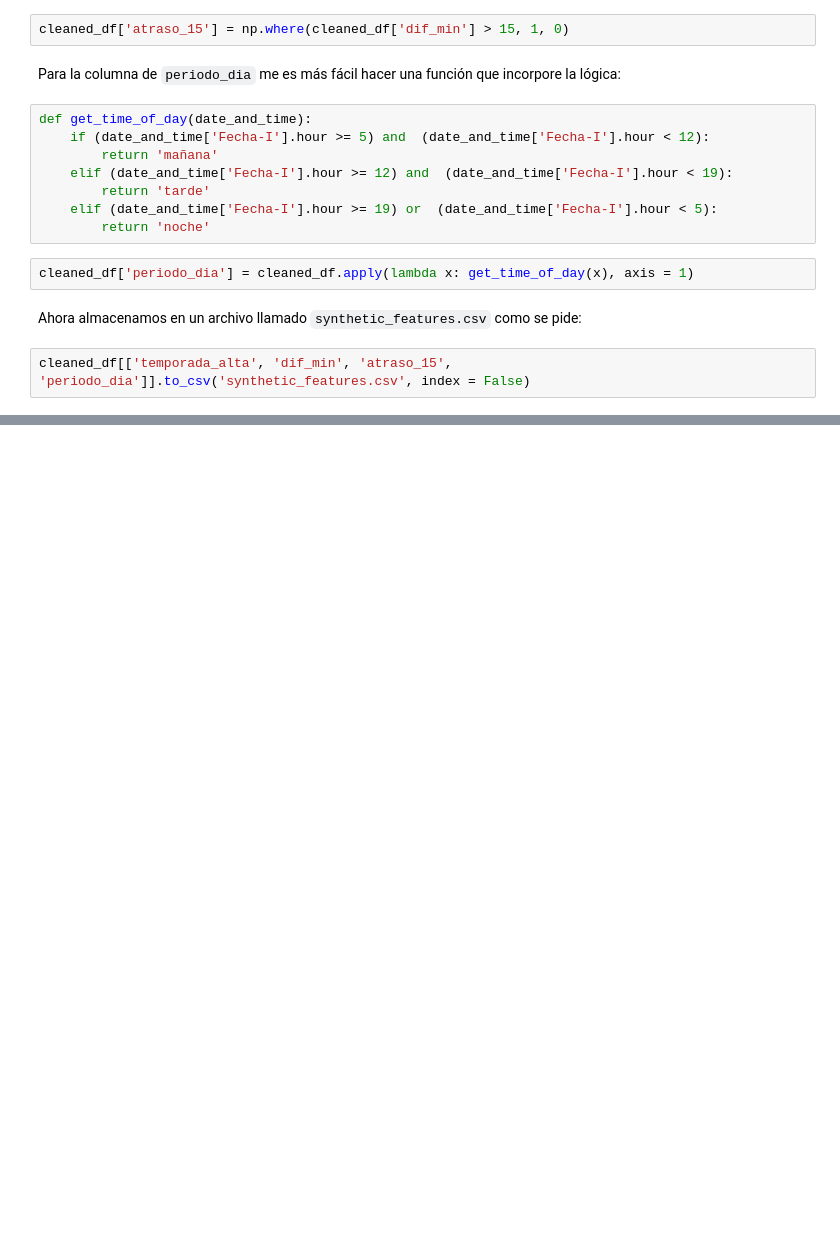
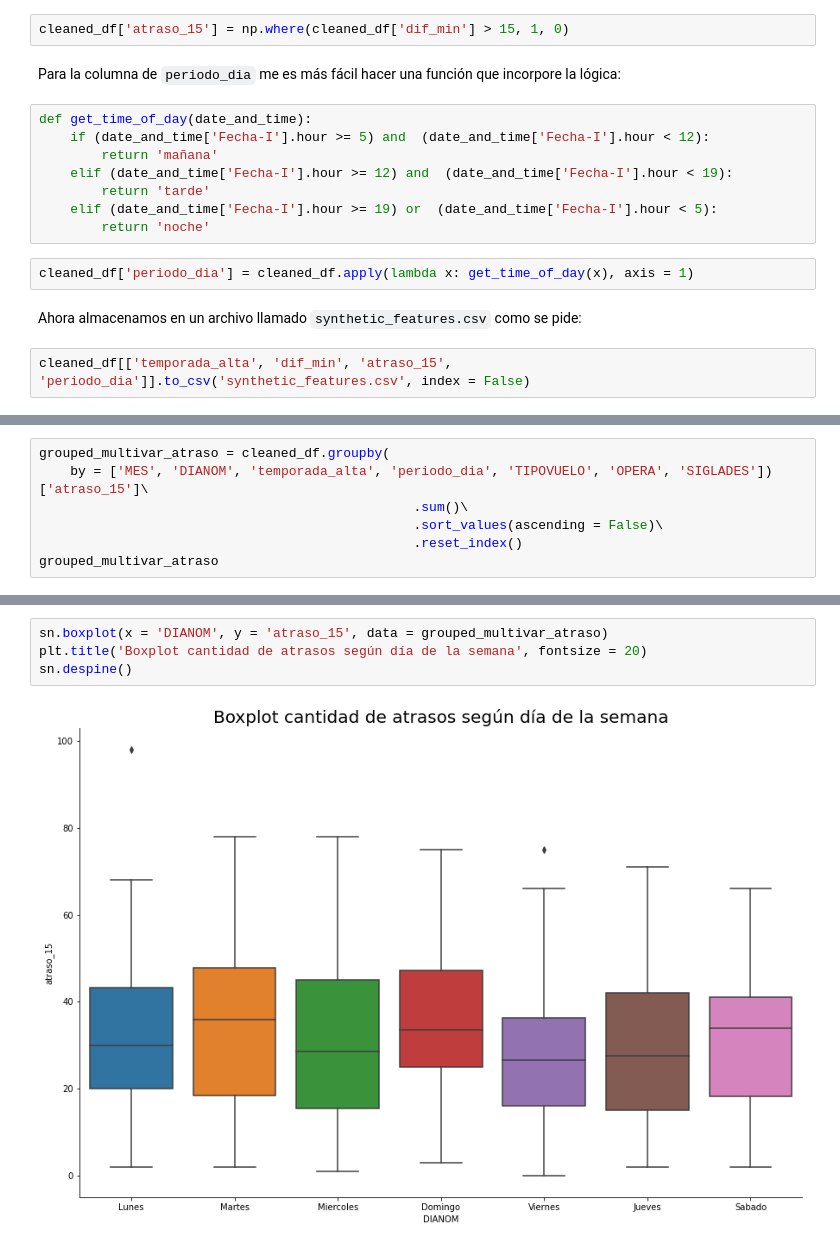
Before and after one commit to TattooeDeer/ChallengeLATAMAirlines, a Jupyter notebook: Solution.ipynb, the cells around one changed output, grey strips where cells are left out. Drawn from its saved outputs; the diff is of its cells as text; blank space fills up the shorter version.

```diff
--- a/Solution.ipynb
+++ b/Solution.ipynb
@@ -367,0 +432,7 @@ cleaned_df[['temporada_alta', 'dif_min', 'atraso_15', 'periodo_dia']].to_csv('sy
+# %%
+grouped_multivar_atraso = cleaned_df.groupby(
+    by = ['MES', 'DIANOM', 'temporada_alta', 'periodo_dia', 'TIPOVUELO', 'OPERA', 'SIGLADES'])['atraso_15']\
+                                                .sum()\
+                                                .sort_values(ascending = False)\
+                                                .reset_index()
+grouped_multivar_atraso
@@ -367,0 +453,6 @@ cleaned_df[['temporada_alta', 'dif_min', 'atraso_15', 'periodo_dia']].to_csv('sy
+# %%
+sn.boxplot(x = 'DIANOM', y = 'atraso_15', data = grouped_multivar_atraso)
+plt.title('Boxplot cantidad de atrasos según día de la semana', fontsize = 20)
+sn.despine()
+# %% [output]
+[figure, added]
```
Also changed, not shown: parts of 18 cells of this notebook.
